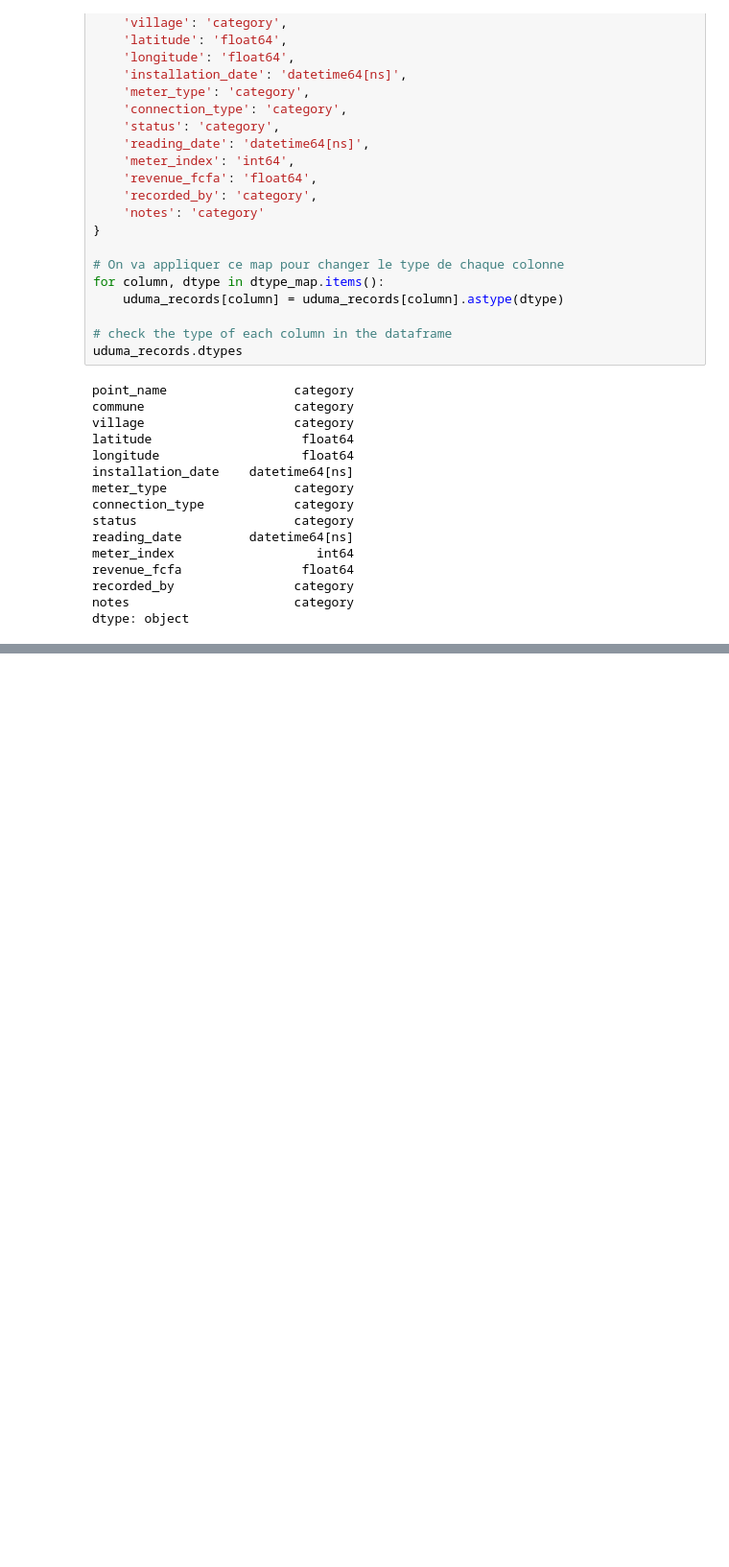
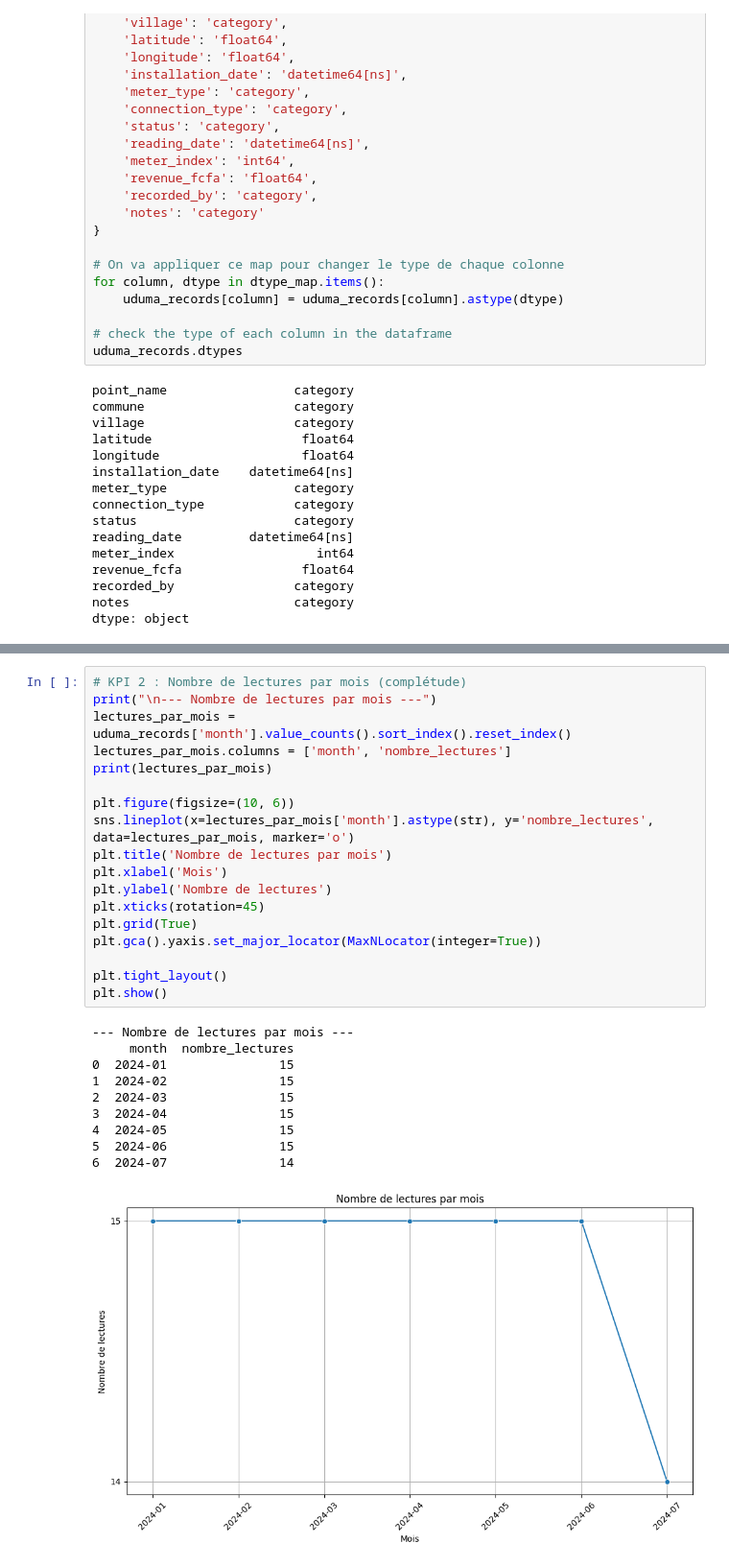
Before and after one commit to IbrahimOued/water-data-assessment, a Jupyter notebook: notebooks/data_exploration.ipynb, the cells around one changed output, grey strips where cells are left out. Shown: that part at 96% size. Saved outputs shown, nothing was run; the diff lists cells and outputs as text; blank space fills up the shorter version.

```diff
--- a/notebooks/data_exploration.ipynb
+++ b/notebooks/data_exploration.ipynb
@@ -203,0 +249,29 @@ anomalies
+# %%
+# KPI 2 : Nombre de lectures par mois (complétude)
+print("\n--- Nombre de lectures par mois ---")
+lectures_par_mois = uduma_records['month'].value_counts().sort_index().reset_index()
+lectures_par_mois.columns = ['month', 'nombre_lectures']
+print(lectures_par_mois)
+
+plt.figure(figsize=(10, 6))
+sns.lineplot(x=lectures_par_mois['month'].astype(str), y='nombre_lectures', data=lectures_par_mois, marker='o')
+plt.title('Nombre de lectures par mois')
+plt.xlabel('Mois')
+plt.ylabel('Nombre de lectures')
+plt.xticks(rotation=45)
+plt.grid(True)
+plt.gca().yaxis.set_major_locator(MaxNLocator(integer=True))
+
+plt.tight_layout()
+plt.show()
+# %% [output]
+--- Nombre de lectures par mois ---
+     month  nombre_lectures
+0  2024-01               15
+1  2024-02               15
+2  2024-03               15
+3  2024-04               15
+4  2024-05               15
+5  2024-06               15
+6  2024-07               14
+[figure, added]
```
Also changed, not shown: parts of 20 cells of this notebook, 2 other files.
